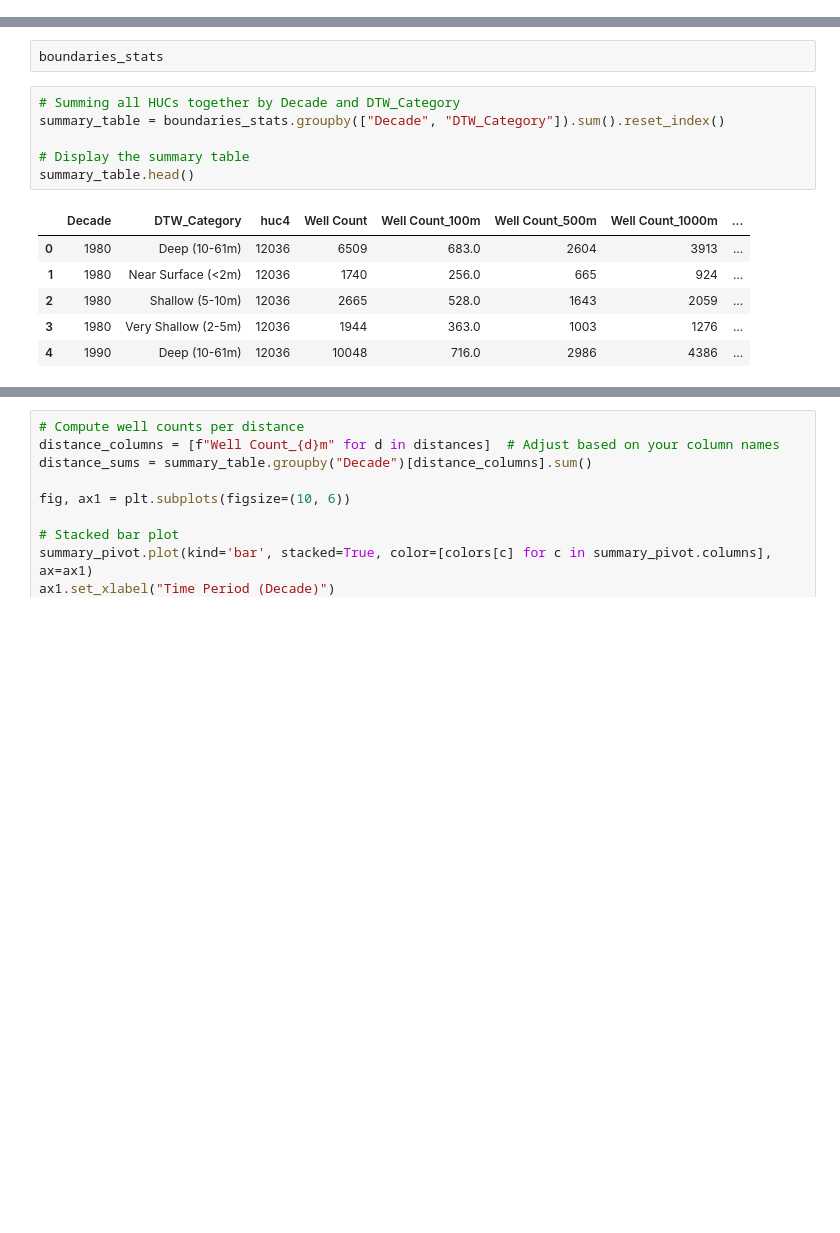
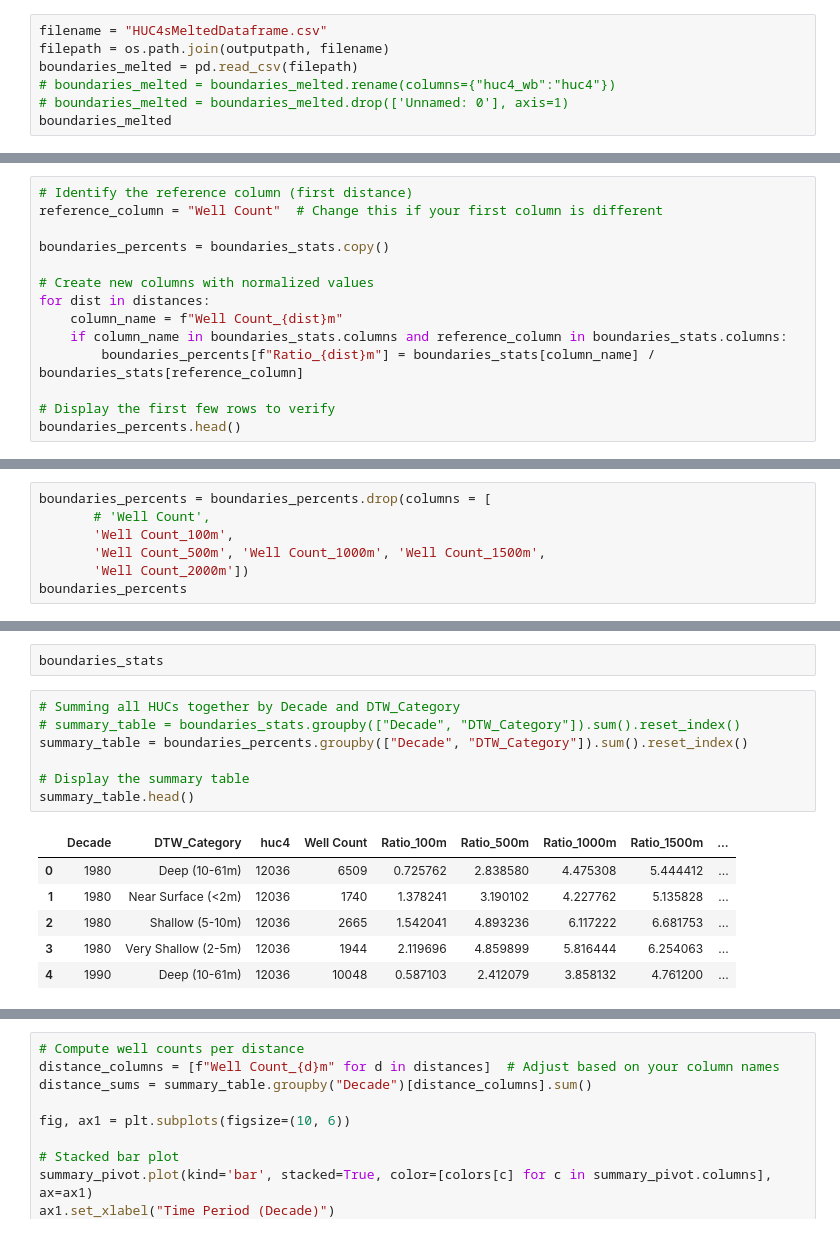
Before and after one commit to dtadych/Shallow_Groundwater_AZ, a Jupyter notebook: Code/FigureCreation/2_DTW_WellCountGraphs.ipynb, the cells around one changed output, grey strips where cells are left out. Cells and saved outputs as stored; diff of their text form; blank space fills up the shorter version.

```diff
--- a/Code/FigureCreation/2_DTW_WellCountGraphs.ipynb
+++ b/Code/FigureCreation/2_DTW_WellCountGraphs.ipynb
@@ -105,3 +105,10 @@ boundaries_stats
 | 158 | 2020 | 1508 | Shallow (5-10m) | 13 |
 | 159 | 2020 | 1508 | Very Shallow (2-5m) | 7 |
 160 rows × 4 columns
+# %%
+filename = "HUC4sMeltedDataframe.csv"
+filepath = os.path.join(outputpath, filename)
+boundaries_melted = pd.read_csv(filepath)
+# boundaries_melted = boundaries_melted.rename(columns={"huc4_wb":"huc4"})
+# boundaries_melted = boundaries_melted.drop(['Unnamed: 0'], axis=1)
+boundaries_melted
@@ -154,3 +215,17 @@ boundaries_stats.head()
 | 2 | 1980 | 1501 | Shallow (5-10m) | 37 | 3.0 | 20 | 24 | ... |
 | 3 | 1980 | 1501 | Very Shallow (2-5m) | 29 | 6.0 | 19 | 21 | ... |
 | 4 | 1980 | 1502 | Deep (10-61m) | 403 | 38.0 | 152 | 254 | ... |
+# %%
+# Identify the reference column (first distance)
+reference_column = "Well Count"  # Change this if your first column is different
+
+boundaries_percents = boundaries_stats.copy()
+
+# Create new columns with normalized values
+for dist in distances:
+    column_name = f"Well Count_{dist}m"
+    if column_name in boundaries_stats.columns and reference_column in boundaries_stats.columns:
+        boundaries_percents[f"Ratio_{dist}m"] = boundaries_stats[column_name] / boundaries_stats[reference_column]
+
+# Display the first few rows to verify
+boundaries_percents.head()
@@ -156,0 +247,7 @@ boundaries_stats.head()
+# %%
+boundaries_percents = boundaries_percents.drop(columns = [
+       # 'Well Count',
+       'Well Count_100m',
+       'Well Count_500m', 'Well Count_1000m', 'Well Count_1500m',
+       'Well Count_2000m'])
+boundaries_percents
@@ -160,14 +312,15 @@ category_order = ['Near Surface (<2m)', 'Very Shallow (2-5m)', 'Shallow (5-10m)'
 boundaries_stats
 # %%
 # Summing all HUCs together by Decade and DTW_Category
-summary_table = boundaries_stats.groupby(["Decade", "DTW_Category"]).sum().reset_index()
+# summary_table = boundaries_stats.groupby(["Decade", "DTW_Category"]).sum().reset_index()
+summary_table = boundaries_percents.groupby(["Decade", "DTW_Category"]).sum().reset_index()
 
 # Display the summary table
 summary_table.head()
 # %% [output]
-|  | Decade | DTW_Category | huc4 | Well Count | Well Count_100m | Well Count_500m | Well Count_1000m | ... |
-| 0 | 1980 | Deep (10-61m) | 12036 | 6509 | 683.0 | 2604 | 3913 | ... |
-| 1 | 1980 | Near Surface (<2m) | 12036 | 1740 | 256.0 | 665 | 924 | ... |
-| 2 | 1980 | Shallow (5-10m) | 12036 | 2665 | 528.0 | 1643 | 2059 | ... |
-| 3 | 1980 | Very Shallow (2-5m) | 12036 | 1944 | 363.0 | 1003 | 1276 | ... |
-| 4 | 1990 | Deep (10-61m) | 12036 | 10048 | 716.0 | 2986 | 4386 | ... |
+|  | Decade | DTW_Category | huc4 | Well Count | Ratio_100m | Ratio_500m | Ratio_1000m | Ratio_1500m | ... |
+| 0 | 1980 | Deep (10-61m) | 12036 | 6509 | 0.725762 | 2.838580 | 4.475308 | 5.444412 | ... |
+| 1 | 1980 | Near Surface (<2m) | 12036 | 1740 | 1.378241 | 3.190102 | 4.227762 | 5.135828 | ... |
+| 2 | 1980 | Shallow (5-10m) | 12036 | 2665 | 1.542041 | 4.893236 | 6.117222 | 6.681753 | ... |
+| 3 | 1980 | Very Shallow (2-5m) | 12036 | 1944 | 2.119696 | 4.859899 | 5.816444 | 6.254063 | ... |
+| 4 | 1990 | Deep (10-61m) | 12036 | 10048 | 0.587103 | 2.412079 | 3.858132 | 4.761200 | ... |
```
Also changed, not shown: parts of 16 cells of this notebook, 5 other files.
